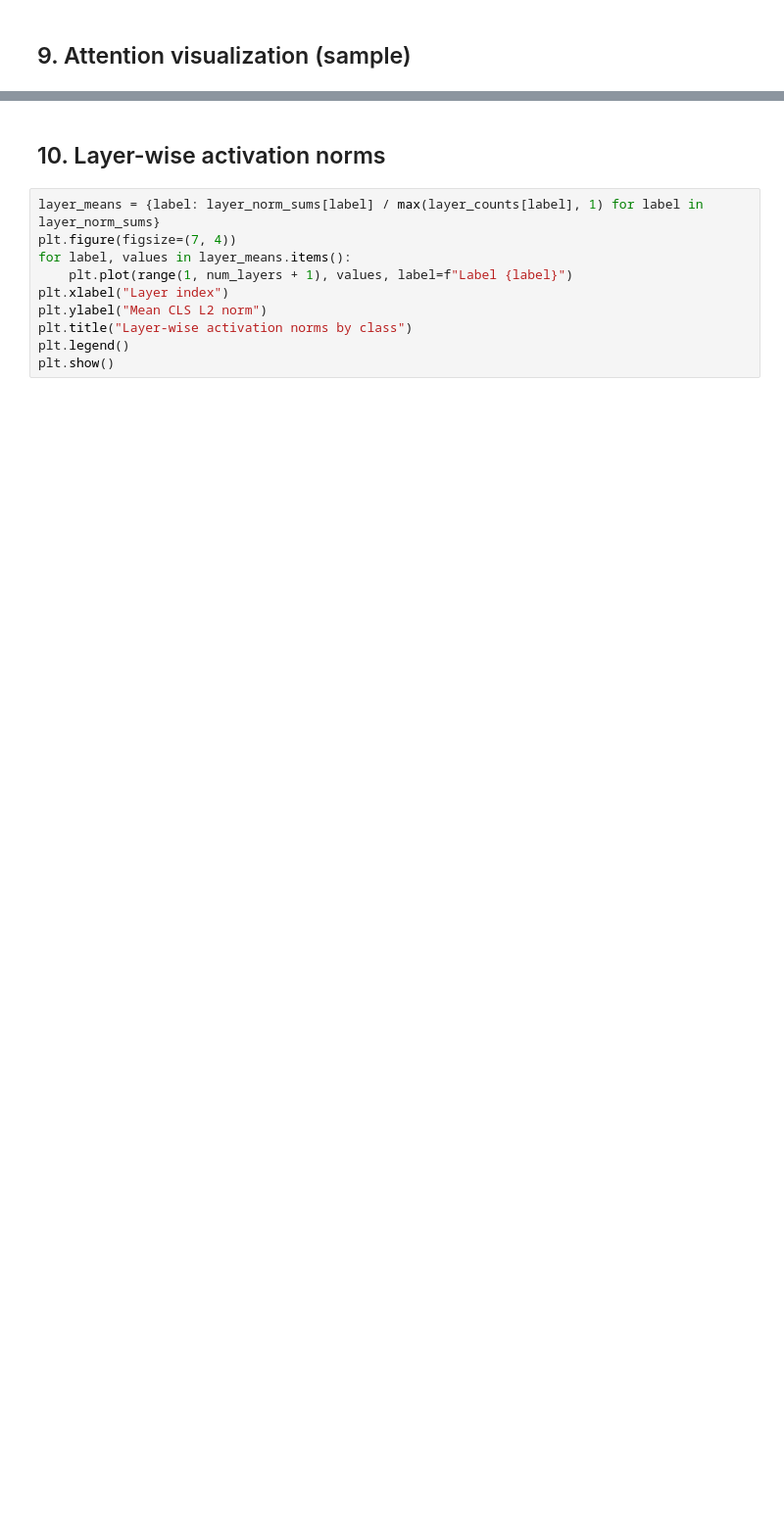
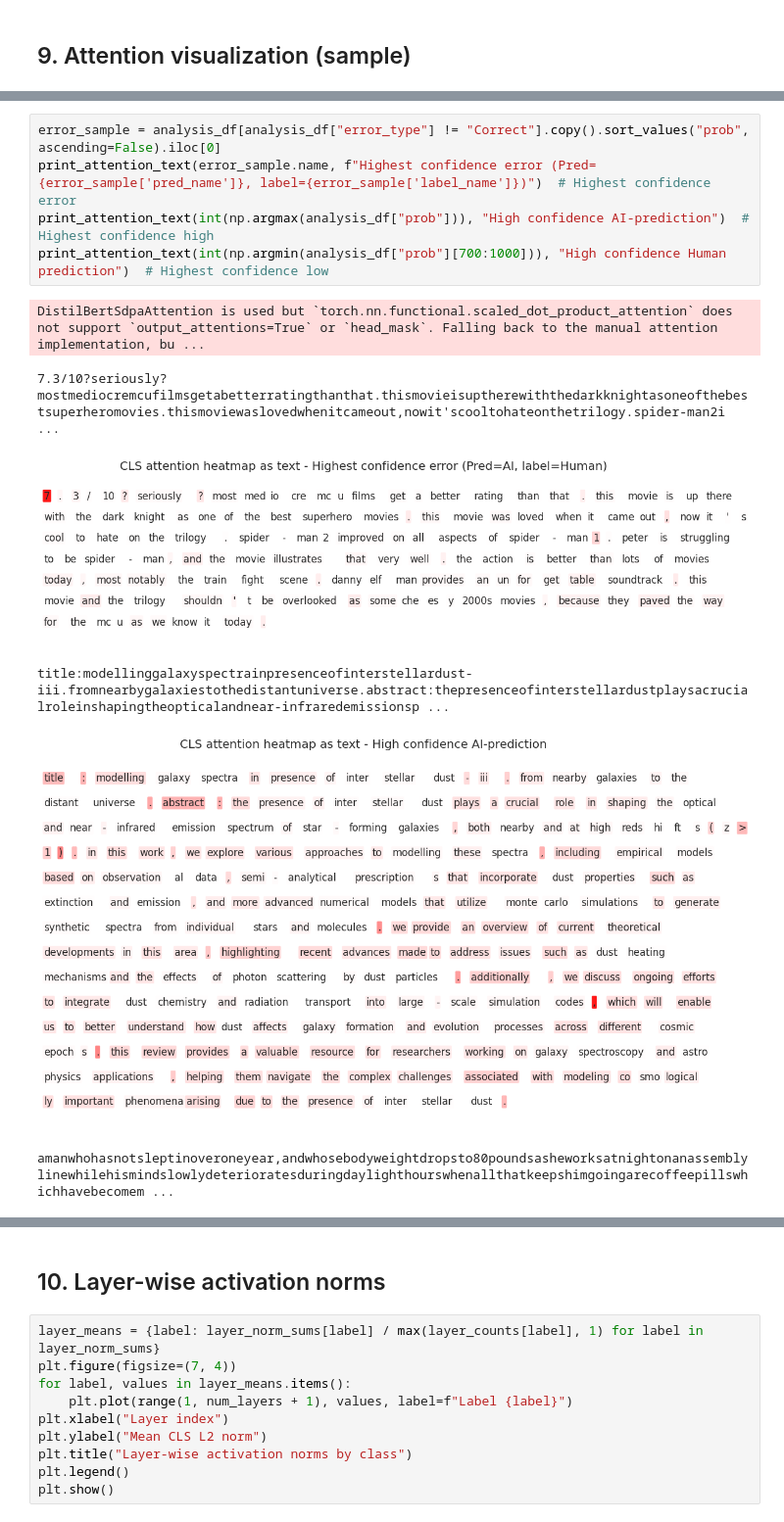
Before and after one commit to HesteBjorn/TDT13_AI_text_prediction, a Jupyter notebook: notebooks/distilbert_analysis.ipynb, the cells around one changed output, grey strips where cells are left out. Shown at 98% size. Cells and saved outputs as stored; diff of their text form; blank space fills up the shorter version.

```diff
--- a/notebooks/distilbert_analysis.ipynb
+++ b/notebooks/distilbert_analysis.ipynb
@@ -363,0 +466,12 @@ they paved the way for the MCU as we know it today.
+# %%
+error_sample = analysis_df[analysis_df["error_type"] != "Correct"].copy().sort_values("prob", ascending=False).iloc[0]
+print_attention_text(error_sample.name, f"Highest confidence error (Pred={error_sample['pred_name']}, label={error_sample['label_name']})")  # Highest confidence error
+print_attention_text(int(np.argmax(analysis_df["prob"])), "High confidence AI-prediction")  # Highest confidence high
+print_attention_text(int(np.argmin(analysis_df["prob"][700:1000])), "High confidence Human prediction")  # Highest confidence low
+# %% [output]
+DistilBertSdpaAttention is used but `torch.nn.functional.scaled_dot_product_attention` does not support `output_attentions=True` or `head_mask`. Falling back to the manual attention implementation, bu ...
+7.3/10?seriously?mostmediocremcufilmsgetabetterratingthanthat.thismovieisuptherewiththedarkknightasoneofthebestsuperheromovies.thismoviewaslovedwhenitcameout,nowit'scooltohateonthetrilogy.spider-man2i ...
+[figure, added]
+title:modellinggalaxyspectrainpresenceofinterstellardust-iii.fromnearbygalaxiestothedistantuniverse.abstract:thepresenceofinterstellardustplaysacrucialroleinshapingtheopticalandnear-infraredemissionsp ...
+[figure, added]
+amanwhohasnotsleptinoveroneyear,andwhosebodyweightdropsto80poundsasheworksatnightonanassemblylinewhilehismindslowlydeterioratesduringdaylighthourswhenallthatkeepshimgoingarecoffeepillswhichhavebecomem ...
```
Also changed, not shown: parts of 11 cells of this notebook.
